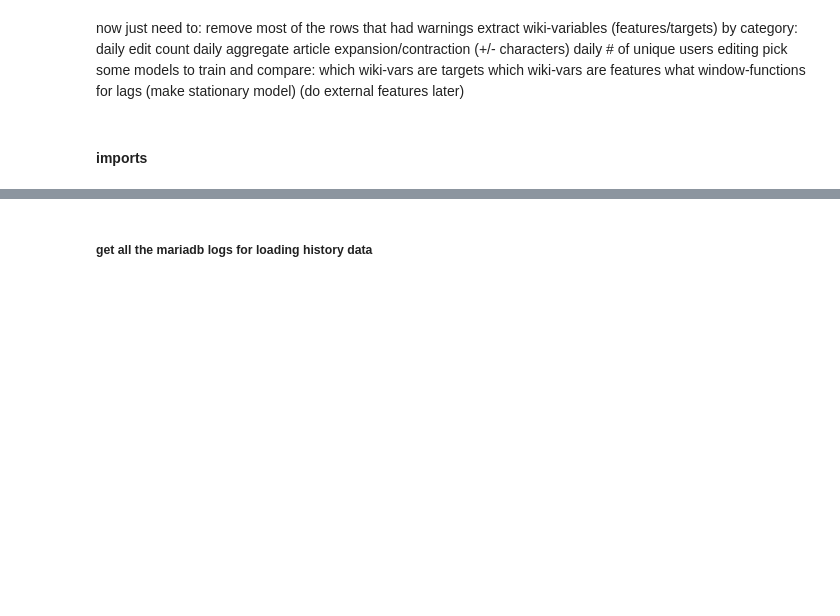
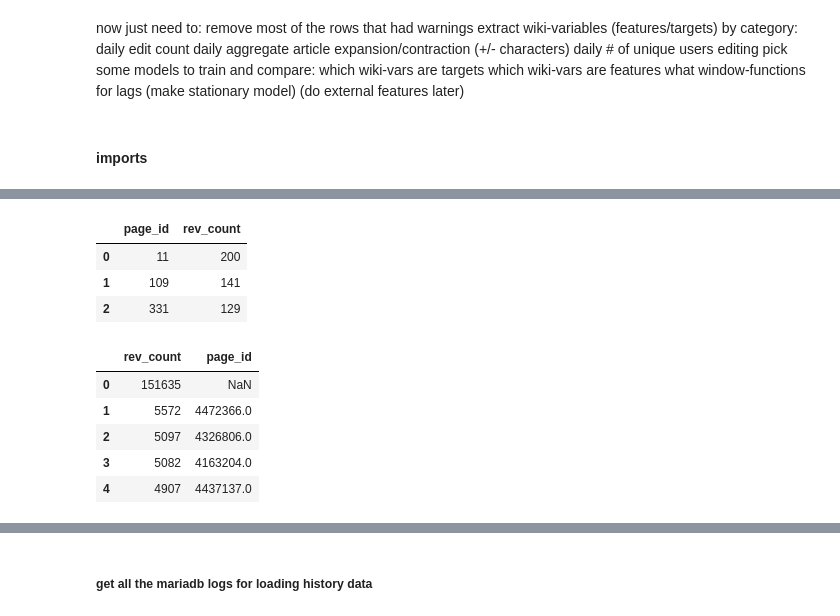
Before and after one commit to bhrdj/predwikt, a Jupyter notebook: notebooks/1.16-sfb-union-and-eda-jawiki-history.ipynb, the cells around one changed output, grey strips where cells are left out. Drawn from its saved outputs; the diff is of its cells as text; code cells hidden in the pictures; blank space fills up the shorter version.

```diff
--- a/notebooks/1.16-sfb-union-and-eda-jawiki-history.ipynb
+++ b/notebooks/1.16-sfb-union-and-eda-jawiki-history.ipynb
@@ -30,12 +34,16 @@ mysql_user = 'bhrdwj'
 # %%
-host='localhost'; user=mysql_user; passwd=mysql_pass; dbname='jawiki';
-cxn = mysql.connect(host=host,user=user,passwd=passwd, database=dbname)
-cur = cxn.cursor()
+def connect_mariadb():
+    host='localhost'; user=mysql_user; passwd=mysql_pass; dbname='jawiki';
+    cxn = mysql.connect(host=host,user=user,passwd=passwd, database=dbname)
+    cur = cxn.cursor()
 
-connection_str = 'mysql+mysqlconnector://'+user+':'+passwd+'@'+host+'/'+dbname  # removed this after host +':'+dbport
-try:
-    engine = sqlalchemy.create_engine(connection_str)
-    conn = engine.connect()
-except Exception as e:
-    print('Database connection error - check creds')
-    print(e)
+    connection_str = 'mysql+mysqlconnector://'+user+':'+passwd+'@'+host+'/'+dbname  # removed this after host +':'+dbport
+    try:
+        engine = sqlalchemy.create_engine(connection_str)
+        conn = engine.connect()
+    except Exception as e:
+        print('Database connection error - check creds')
+        print(e)
+    return cxn, cur, engine, conn
+
+cxn, cur, engine, conn = connect_mariadb()
@@ -138,0 +189,16 @@ select count(*) from hi;
+# %%
+high_rev_counts.head(3)
+# %% [output]
+|  | page_id | rev_count |
+| 0 | 11 | 200 |
+| 1 | 109 | 141 |
+| 2 | 331 | 129 |
+# %%
+pd.read_sql('select count(*) as rev_count, page_id from h2021 group by page_id order by rev_count desc limit 5;', conn)
+# %% [output]
+|  | rev_count | page_id |
+| 0 | 151635 | NaN |
+| 1 | 5572 | 4472366.0 |
+| 2 | 5097 | 4326806.0 |
+| 3 | 5082 | 4163204.0 |
+| 4 | 4907 | 4437137.0 |
```
Also changed, not shown: parts of 97 cells of this notebook, 3 other files.
